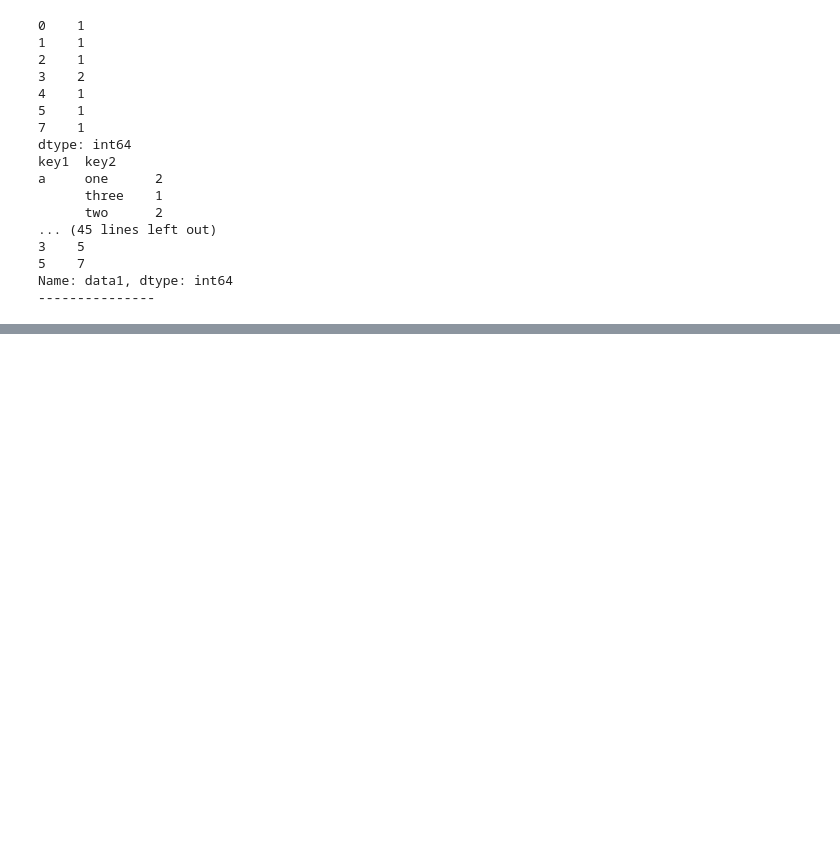
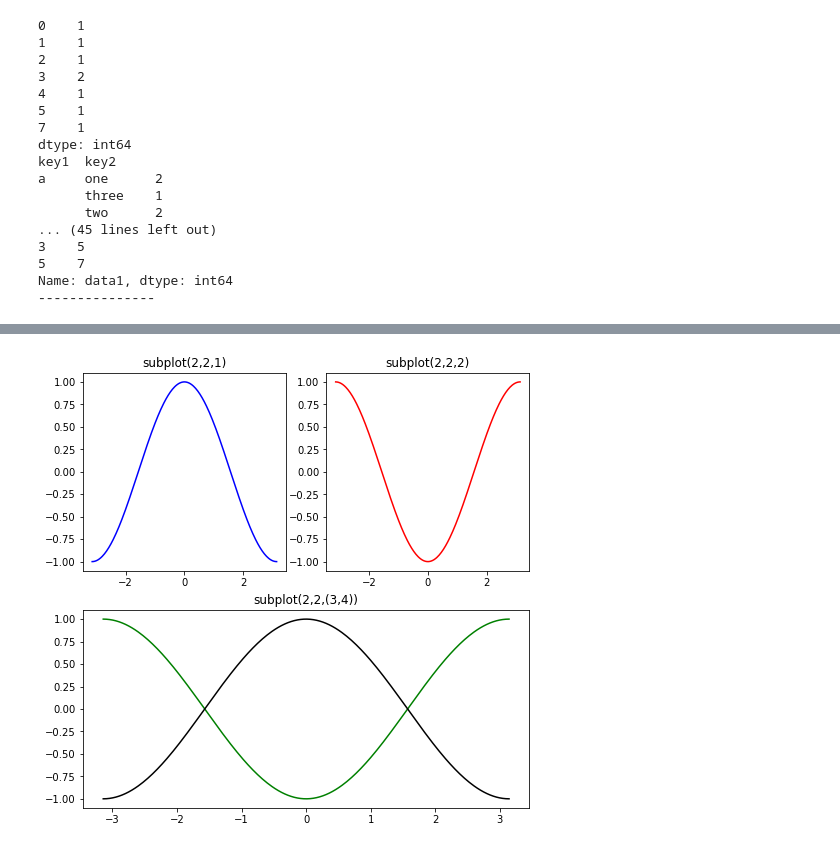
Before and after one commit to xvpowerg/ai_python_20220712, a Jupyter notebook: ch10_pandas群組_numpy分割/Untitled.ipynb, the cells around one changed output, grey strips where cells are left out. Saved outputs shown, nothing was run; the diff lists cells and outputs as text; code cells hidden in the pictures; blank space fills up the shorter version.

```diff
--- a/ch10_pandas群組_numpy分割/Untitled.ipynb
+++ b/ch10_pandas群組_numpy分割/Untitled.ipynb
@@ -1135,0 +1803,19 @@ Name: data1, dtype: int64
+# %%
+import matplotlib.pyplot as plt
+import numpy as np
+X = np.linspace(-np.pi, np.pi, 256)# 負pi 到正pi 間格取256
+Y = np.cos(X)
+plt.figure(figsize=(8,8))
+plt.subplot(2,2,1)
+plt.plot(X, Y, color="blue")
+plt.title('subplot(2,2,1)')
+plt.subplot(2,2,2)
+plt.plot(X, Y*-1, color="red")
+plt.title('subplot(2,2,2)')
+plt.subplot(2,2,(3,4))
+plt.plot(X, Y*-1, color="green")
+plt.plot(X, Y, color="black")
+plt.title('subplot(2,2,(3,4))')
+plt.show( )
+# %% [output]
+[figure, added]
```
Also changed, not shown: parts of 55 cells of this notebook, 11 other files.
